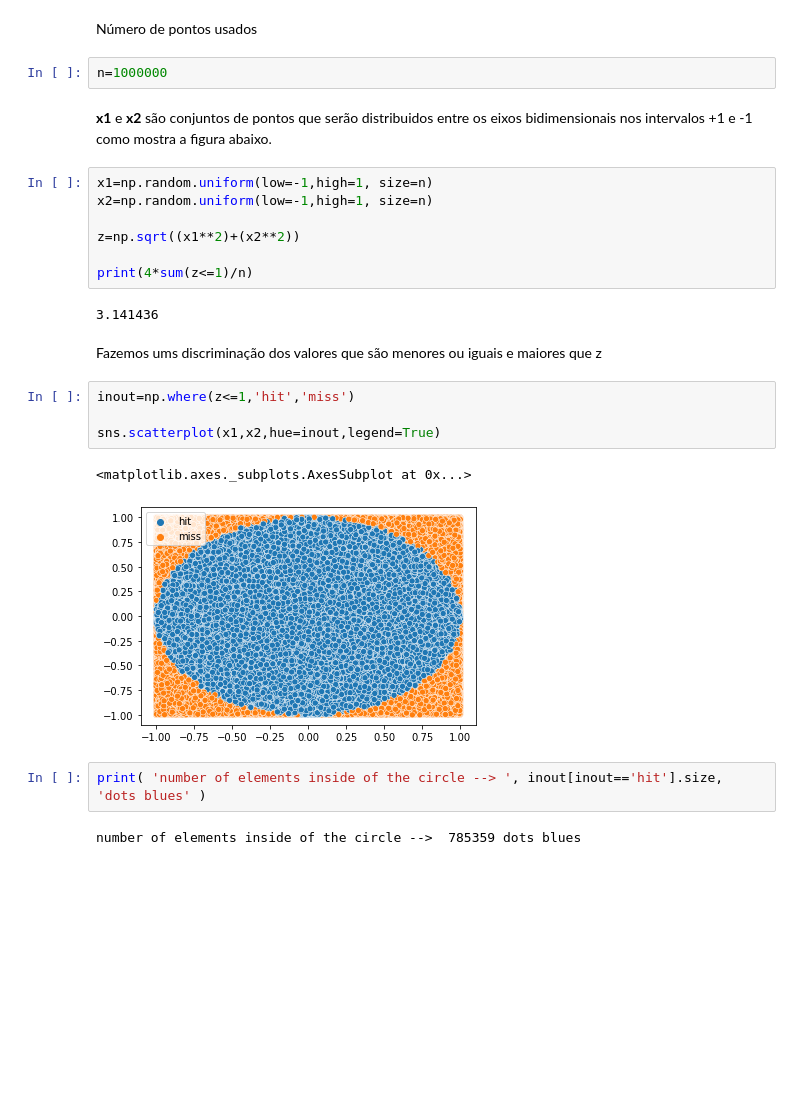
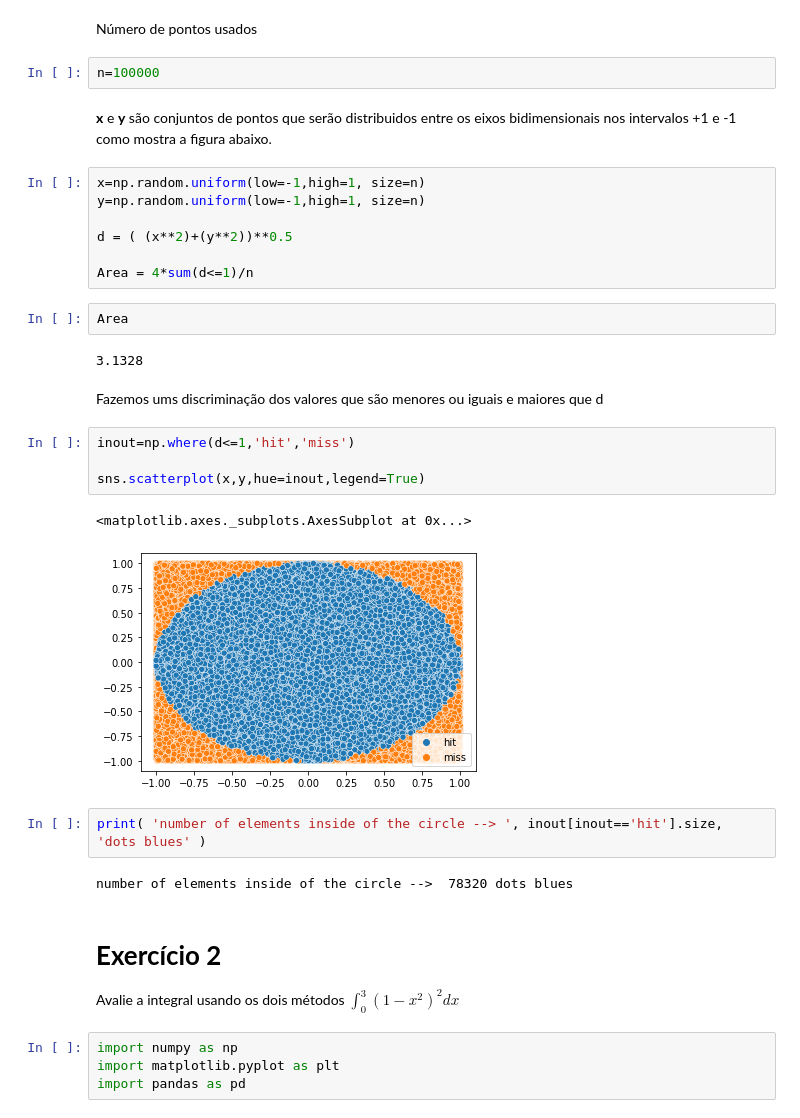
Before and after one commit to teteumac/Analise-em-FAE, a Jupyter notebook: MonteCarlo_Exercicios.ipynb, the cells around one changed output. Cells and saved outputs as stored; diff of their text form; blank space fills up the shorter version.

```diff
--- a/MonteCarlo_Exercicios.ipynb
+++ b/MonteCarlo_Exercicios.ipynb
@@ -15,28 +16,38 @@ import seaborn as sns
 # %% [markdown]
 Número de pontos usados
 # %%
-n=1000000
+n=100000
 # %% [markdown]
-**x1** e **x2** são conjuntos de pontos que serão distribuidos entre os eixos bidimensionais nos intervalos +1 e -1 como mostra a figura abaixo.
+**x** e **y** são conjuntos de pontos que serão distribuidos entre os eixos bidimensionais nos intervalos +1 e -1 como mostra a figura abaixo.
 # %%
-x1=np.random.uniform(low=-1,high=1, size=n)
-x2=np.random.uniform(low=-1,high=1, size=n)
+x=np.random.uniform(low=-1,high=1, size=n)
+y=np.random.uniform(low=-1,high=1, size=n)
 
-z=np.sqrt((x1**2)+(x2**2))
+d = ( (x**2)+(y**2))**0.5
 
-print(4*sum(z<=1)/n)
+Area = 4*sum(d<=1)/n
-# %% [output]
-3.141436
+# %%
+Area
+# %% [output]
+3.1328
 # %% [markdown]
-Fazemos ums discriminação dos valores que são menores ou iguais e maiores que z
+Fazemos ums discriminação dos valores que são menores ou iguais e maiores que d
 # %%
-inout=np.where(z<=1,'hit','miss')
+inout=np.where(d<=1,'hit','miss')
 
-sns.scatterplot(x1,x2,hue=inout,legend=True)
+sns.scatterplot(x,y,hue=inout,legend=True)
 # %% [output]
 <matplotlib.axes._subplots.AxesSubplot at 0x...>
-[figure, old version]
+[figure, new version]
 # %%
 print( 'number of elements inside of the circle --> ', inout[inout=='hit'].size, 'dots blues' )
 # %% [output]
-number of elements inside of the circle -->  785359 dots blues
+number of elements inside of the circle -->  78320 dots blues
+# %% [markdown]
+# **Exercício 2**
+
+Avalie a integral usando os dois métodos $\int_{0}^{3} (1 - x^{2})^{2} dx$
+# %%
+import numpy as np
+import matplotlib.pyplot as plt
+import pandas as pd
```
Also changed, not shown: parts of 11 cells of this notebook.
